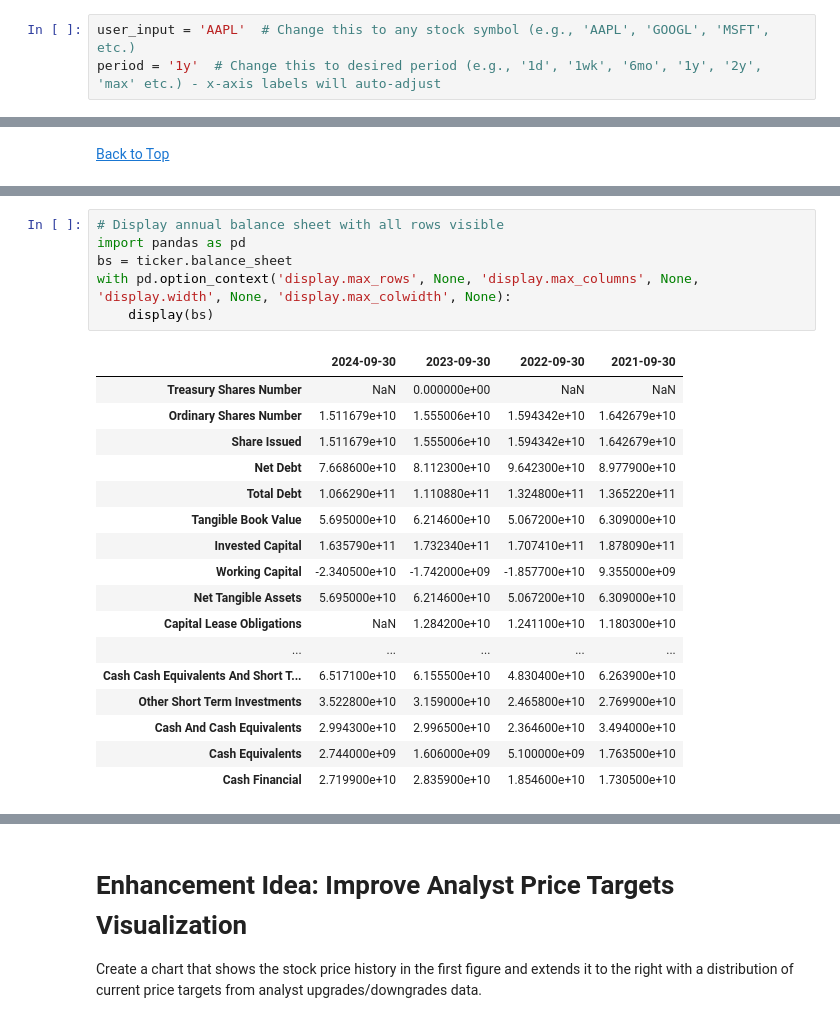
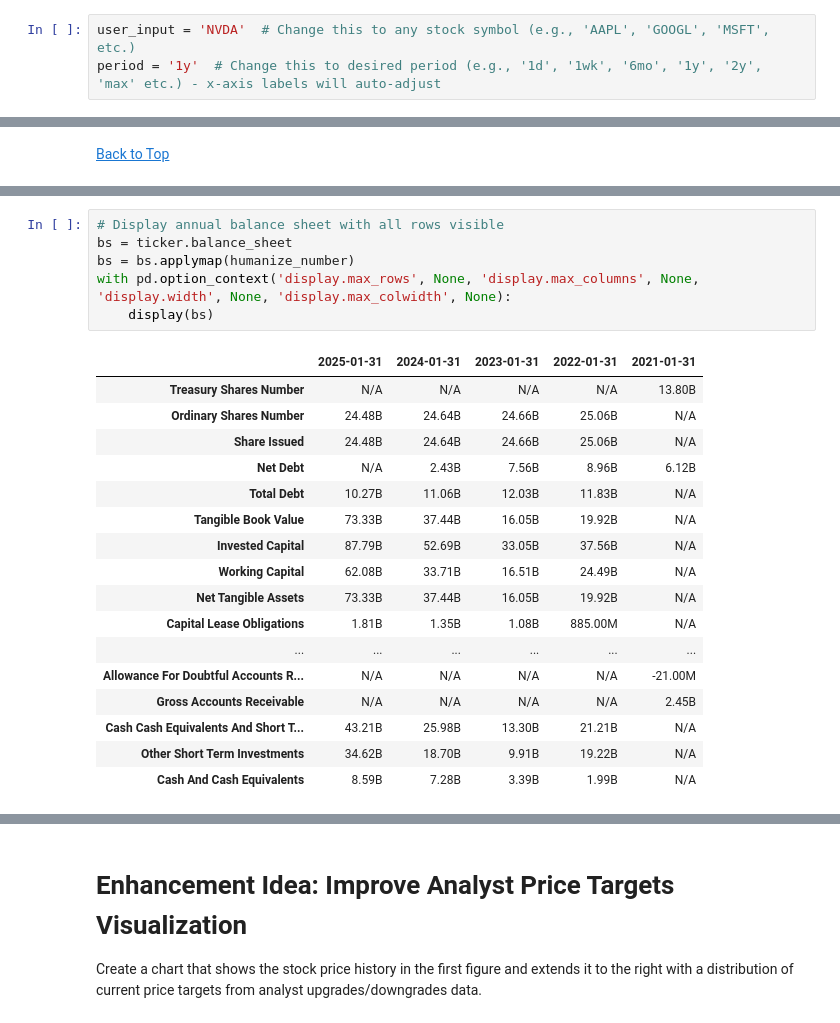
Before and after one commit to Salling3650/Stock_marked, a Jupyter notebook: Stock analysis.ipynb, the cells around one changed output, grey strips where cells are left out. Saved outputs shown, nothing was run; the diff lists cells and outputs as text.

```diff
--- a/Stock analysis.ipynb
+++ b/Stock analysis.ipynb
@@ -261,7 +262,7 @@ cmd+shift+h = collapse all input
 # %% [markdown]
 ## Stock Selection
 # %%
-user_input = 'AAPL'  # Change this to any stock symbol (e.g., 'AAPL', 'GOOGL', 'MSFT', etc.)
+user_input = 'NVDA'  # Change this to any stock symbol (e.g., 'AAPL', 'GOOGL', 'MSFT', etc.)
 period = '1y'  # Change this to desired period (e.g., '1d', '1wk', '6mo', '1y', '2y', 'max' etc.) - x-axis labels will auto-adjust
 # %%
 # STOCK SELECTION
@@ -1551,25 +1541,25 @@ plt.show()
 # %%
 # Display annual balance sheet with all rows visible
-import pandas as pd
 bs = ticker.balance_sheet
+bs = bs.applymap(humanize_number)
 with pd.option_context('display.max_rows', None, 'display.max_columns', None, 'display.width', None, 'display.max_colwidth', None):
     display(bs)
 # %% [output]
-|  | 2024-09-30 | 2023-09-30 | 2022-09-30 | 2021-09-30 |
-| Treasury Shares Number | NaN | 0.000000e+00 | NaN | NaN |
-| Ordinary Shares Number | 1.511679e+10 | 1.555006e+10 | 1.594342e+10 | 1.642679e+10 |
-| Share Issued | 1.511679e+10 | 1.555006e+10 | 1.594342e+10 | 1.642679e+10 |
-| Net Debt | 7.668600e+10 | 8.112300e+10 | 9.642300e+10 | 8.977900e+10 |
-| Total Debt | 1.066290e+11 | 1.110880e+11 | 1.324800e+11 | 1.365220e+11 |
-| Tangible Book Value | 5.695000e+10 | 6.214600e+10 | 5.067200e+10 | 6.309000e+10 |
-| Invested Capital | 1.635790e+11 | 1.732340e+11 | 1.707410e+11 | 1.878090e+11 |
-| Working Capital | -2.340500e+10 | -1.742000e+09 | -1.857700e+10 | 9.355000e+09 |
-| Net Tangible Assets | 5.695000e+10 | 6.214600e+10 | 5.067200e+10 | 6.309000e+10 |
-| Capital Lease Obligations | NaN | 1.284200e+10 | 1.241100e+10 | 1.180300e+10 |
-| ... | ... | ... | ... | ... |
-| Cash Cash Equivalents And Short T... | 6.517100e+10 | 6.155500e+10 | 4.830400e+10 | 6.263900e+10 |
-| Other Short Term Investments | 3.522800e+10 | 3.159000e+10 | 2.465800e+10 | 2.769900e+10 |
-| Cash And Cash Equivalents | 2.994300e+10 | 2.996500e+10 | 2.364600e+10 | 3.494000e+10 |
-| Cash Equivalents | 2.744000e+09 | 1.606000e+09 | 5.100000e+09 | 1.763500e+10 |
-| Cash Financial | 2.719900e+10 | 2.835900e+10 | 1.854600e+10 | 1.730500e+10 |
+|  | 2025-01-31 | 2024-01-31 | 2023-01-31 | 2022-01-31 | 2021-01-31 |
+| Treasury Shares Number | N/A | N/A | N/A | N/A | 13.80B |
+| Ordinary Shares Number | 24.48B | 24.64B | 24.66B | 25.06B | N/A |
+| Share Issued | 24.48B | 24.64B | 24.66B | 25.06B | N/A |
+| Net Debt | N/A | 2.43B | 7.56B | 8.96B | 6.12B |
+| Total Debt | 10.27B | 11.06B | 12.03B | 11.83B | N/A |
+| Tangible Book Value | 73.33B | 37.44B | 16.05B | 19.92B | N/A |
+| Invested Capital | 87.79B | 52.69B | 33.05B | 37.56B | N/A |
+| Working Capital | 62.08B | 33.71B | 16.51B | 24.49B | N/A |
+| Net Tangible Assets | 73.33B | 37.44B | 16.05B | 19.92B | N/A |
+| Capital Lease Obligations | 1.81B | 1.35B | 1.08B | 885.00M | N/A |
+| ... | ... | ... | ... | ... | ... |
+| Allowance For Doubtful Accounts R... | N/A | N/A | N/A | N/A | -21.00M |
+| Gross Accounts Receivable | N/A | N/A | N/A | N/A | 2.45B |
+| Cash Cash Equivalents And Short T... | 43.21B | 25.98B | 13.30B | 21.21B | N/A |
+| Other Short Term Investments | 34.62B | 18.70B | 9.91B | 19.22B | N/A |
+| Cash And Cash Equivalents | 8.59B | 7.28B | 3.39B | 1.99B | N/A |
 # %%
```
Also changed, not shown: parts of 21 cells of this notebook, 1 other file.
